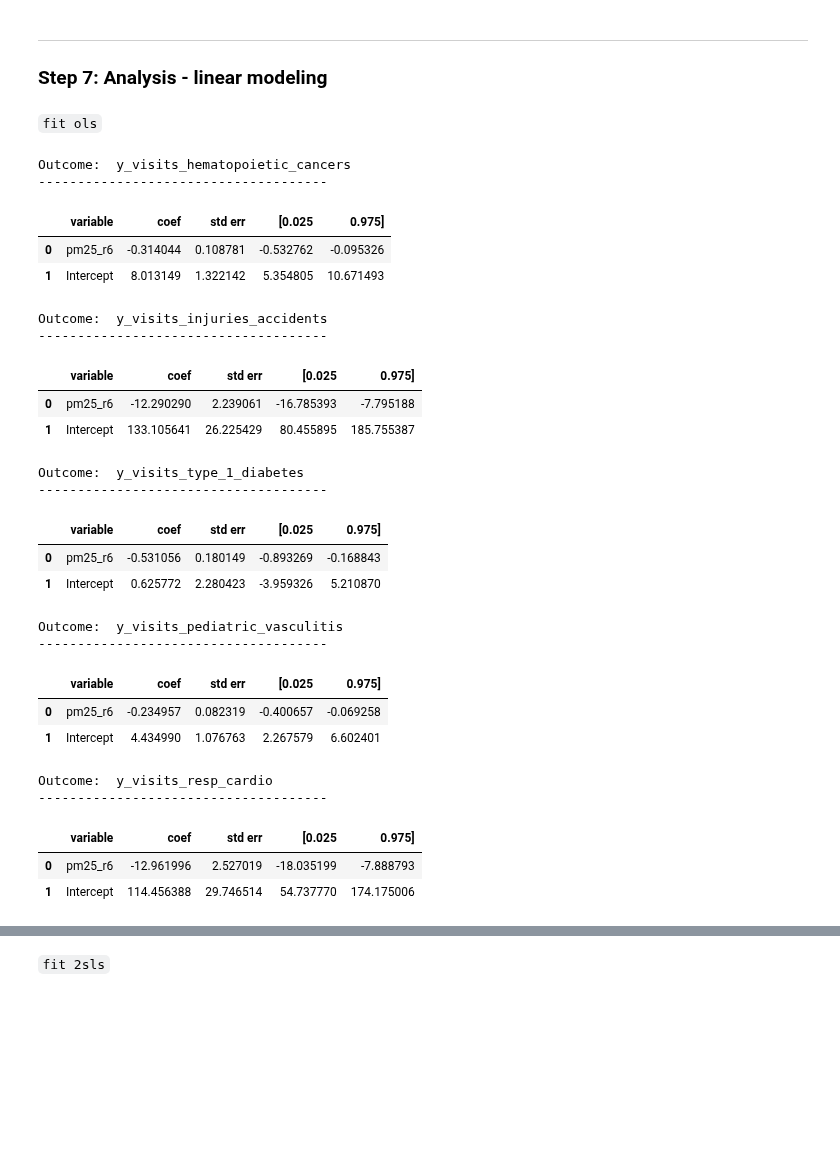
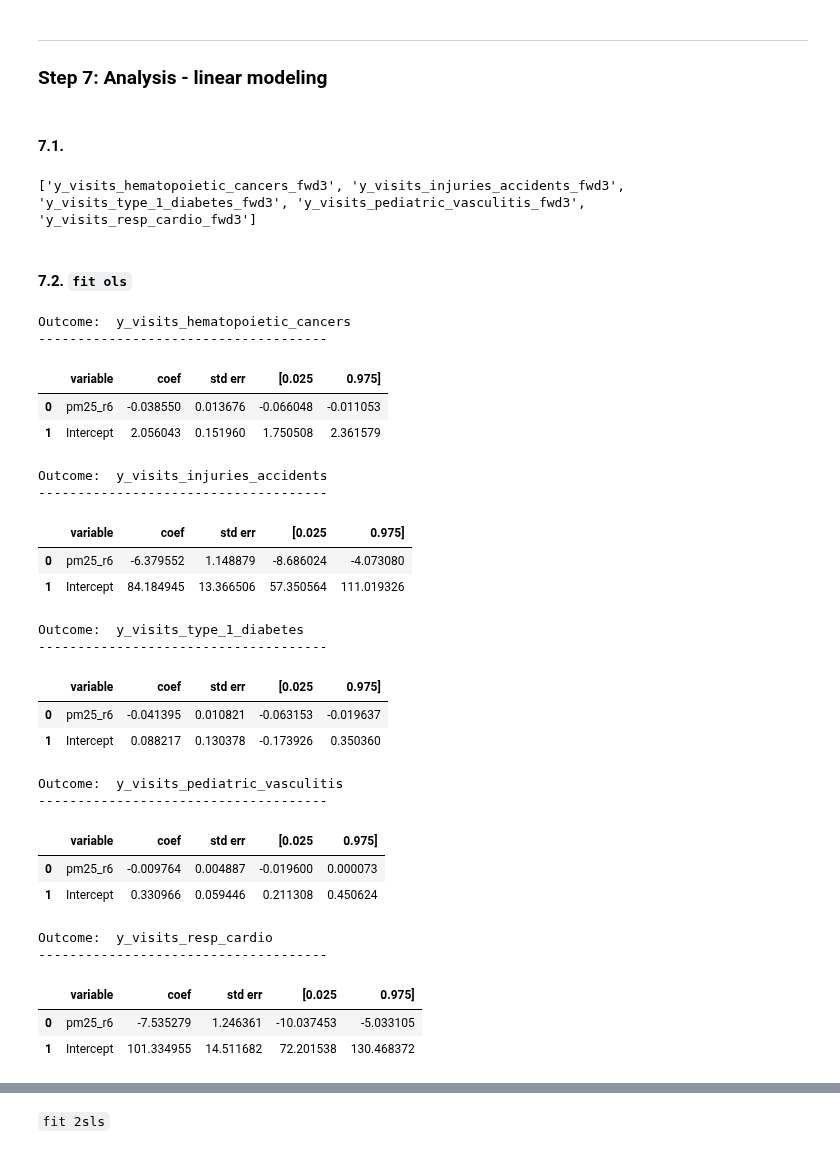
Before and after one commit to mattslyons/JLPS_capstone_project, a Jupyter notebook: modeling/2sls_new_instrument.ipynb, the cells around one changed output, grey strips where cells are left out. Saved outputs shown, nothing was run; the diff lists cells and outputs as text; code cells hidden in the pictures; blank space fills up the shorter version.

```diff
--- a/modeling/2sls_new_instrument.ipynb
+++ b/modeling/2sls_new_instrument.ipynb
@@ -94,11 +94,11 @@ def fit_ols(df, outcome, predictor):
     print('-------------------------------------')
     display(pd.concat(
         [
-            ##### Trevor pls #####
-            # pd.DataFrame(model_a.pvalues[0])
+
             pd.DataFrame(model_a.params).reset_index(drop=False).rename(columns={"index":"variable", 0:"coef"}).iloc[0:2,:],
             pd.DataFrame(model_a.bse).reset_index(drop=False).rename(columns={"index":"variable", 0:"std err"}).iloc[0:2,1:2],
-            model_a.conf_int(alpha=0.05, cols=None).reset_index(drop=True).rename(columns={0:"[0.025", 1:"0.975]"}).iloc[0:2,:]
+            model_a.conf_int(alpha=0.05, cols=None).reset_index(drop=True).rename(columns={0:"[0.025", 1:"0.975]"}).iloc[0:2,:],
+            pd.DataFrame(model_a.pvalues.values).reset_index(drop=True).rename(columns={0:"p-value"}).iloc[0:2,:]
         ],
         axis=1
     ))
@@ -728,36 +755,47 @@ KeyboardInterrupt:
 # %% [markdown]
 ---
 ### Step 7: Analysis - linear modeling
+# %% [markdown]
+#### 7.1.
+# %%
+# create a list of columns for outcome variables with health outcome lag window added
+y_col_names_lag = []
+for i in y_col_names:
+    new_name = i + HO_lag_input
+    y_col_names_lag.append(new_name)
+print(y_col_names_lag)
+# %% [output]
+['y_visits_hematopoietic_cancers_fwd3', 'y_visits_injuries_accidents_fwd3', 'y_visits_type_1_diabetes_fwd3', 'y_visits_pediatric_vasculitis_fwd3', 'y_visits_resp_cardio_fwd3']
 # %% [markdown]
-``fit ols``
+#### 7.2. ``fit ols``
 # %%
-for col in y_col_names:
+for col in y_col_names_lag:
     #fit_ols(df_all, col)
     fit_ols(df_all_iv_filtered, col, target_name_s1)
 # %% [output]
 Outcome:  y_visits_hematopoietic_cancers
 -------------------------------------
 |  | variable | coef | std err | [0.025 | 0.975] |
-| 0 | pm25_r6 | -0.314044 | 0.108781 | -0.532762 | -0.095326 |
-| 1 | Intercept | 8.013149 | 1.322142 | 5.354805 | 10.671493 |
+| 0 | pm25_r6 | -0.038550 | 0.013676 | -0.066048 | -0.011053 |
+| 1 | Intercept | 2.056043 | 0.151960 | 1.750508 | 2.361579 |
 Outcome:  y_visits_injuries_accidents
 -------------------------------------
 |  | variable | coef | std err | [0.025 | 0.975] |
-| 0 | pm25_r6 | -12.290290 | 2.239061 | -16.785393 | -7.795188 |
-| 1 | Intercept | 133.105641 | 26.225429 | 80.455895 | 185.755387 |
+| 0 | pm25_r6 | -6.379552 | 1.148879 | -8.686024 | -4.073080 |
+| 1 | Intercept | 84.184945 | 13.366506 | 57.350564 | 111.019326 |
 Outcome:  y_visits_type_1_diabetes
 -------------------------------------
 |  | variable | coef | std err | [0.025 | 0.975] |
-| 0 | pm25_r6 | -0.531056 | 0.180149 | -0.893269 | -0.168843 |
-| 1 | Intercept | 0.625772 | 2.280423 | -3.959326 | 5.210870 |
+| 0 | pm25_r6 | -0.041395 | 0.010821 | -0.063153 | -0.019637 |
+| 1 | Intercept | 0.088217 | 0.130378 | -0.173926 | 0.350360 |
 Outcome:  y_visits_pediatric_vasculitis
 -------------------------------------
 |  | variable | coef | std err | [0.025 | 0.975] |
-| 0 | pm25_r6 | -0.234957 | 0.082319 | -0.400657 | -0.069258 |
-| 1 | Intercept | 4.434990 | 1.076763 | 2.267579 | 6.602401 |
+| 0 | pm25_r6 | -0.009764 | 0.004887 | -0.019600 | 0.000073 |
+| 1 | Intercept | 0.330966 | 0.059446 | 0.211308 | 0.450624 |
 Outcome:  y_visits_resp_cardio
 -------------------------------------
 |  | variable | coef | std err | [0.025 | 0.975] |
-| 0 | pm25_r6 | -12.961996 | 2.527019 | -18.035199 | -7.888793 |
-| 1 | Intercept | 114.456388 | 29.746514 | 54.737770 | 174.175006 |
+| 0 | pm25_r6 | -7.535279 | 1.246361 | -10.037453 | -5.033105 |
+| 1 | Intercept | 101.334955 | 14.511682 | 72.201538 | 130.468372 |
 # %% [markdown]
```
Also changed, not shown: parts of 26 cells of this notebook.
